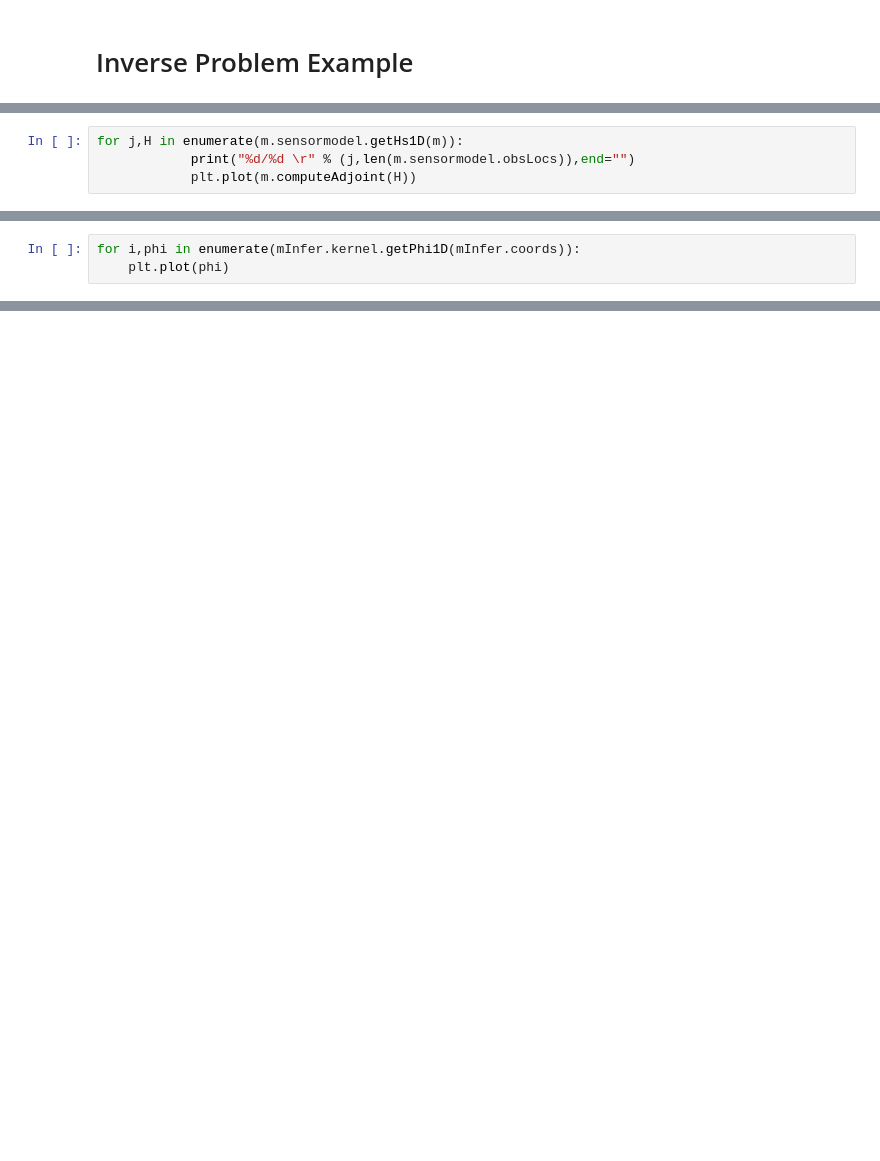
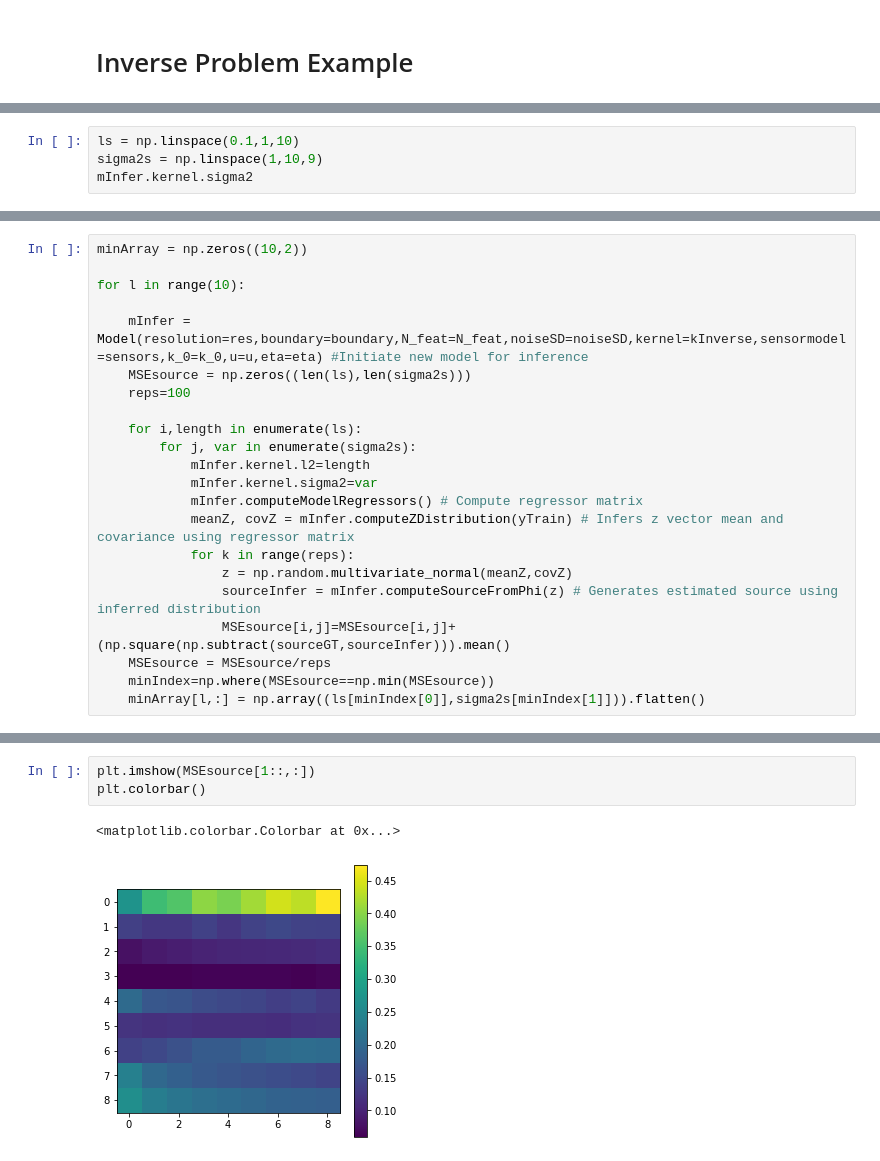
Before and after one commit to SheffieldML/advectionGP, a Jupyter notebook: jupyter/DemoSecondOrderODE.ipynb, the cells around one changed output, grey strips where cells are left out. Saved outputs shown, nothing was run; the diff lists cells and outputs as text; blank space fills up the shorter version.

```diff
--- a/jupyter/DemoSecondOrderODE.ipynb
+++ b/jupyter/DemoSecondOrderODE.ipynb
@@ -160,4 +111,0 @@ plt.plot(xtest,concTrain,'r--')
-# %%
-for j,H in enumerate(m.sensormodel.getHs1D(m)):
-            print("%d/%d \r" % (j,len(m.sensormodel.obsLocs)),end="")
-            plt.plot(m.computeAdjoint(H))
@@ -183,3 +111,0 @@ for j,H in enumerate(m.sensormodel.getHs1D(m)):
-# %%
-for i,phi in enumerate(mInfer.kernel.getPhi1D(mInfer.coords)):
-    plt.plot(phi)
@@ -192,0 +165,4 @@ plt.plot(meanZ)
+# %%
+ls = np.linspace(0.1,1,10)
+sigma2s = np.linspace(1,10,9)
+mInfer.kernel.sigma2
@@ -192,0 +171,22 @@ plt.plot(meanZ)
+# %%
+minArray = np.zeros((10,2))
+
+for l in range(10):
+
+    mInfer = Model(resolution=res,boundary=boundary,N_feat=N_feat,noiseSD=noiseSD,kernel=kInverse,sensormodel=sensors,k_0=k_0,u=u,eta=eta) #Initiate new model for inference
+    MSEsource = np.zeros((len(ls),len(sigma2s)))
+    reps=100
+
+    for i,length in enumerate(ls):
+        for j, var in enumerate(sigma2s):
+            mInfer.kernel.l2=length
+            mInfer.kernel.sigma2=var
+            mInfer.computeModelRegressors() # Compute regressor matrix
+            meanZ, covZ = mInfer.computeZDistribution(yTrain) # Infers z vector mean and covariance using regressor matrix
+            for k in range(reps):
+                z = np.random.multivariate_normal(meanZ,covZ)
+                sourceInfer = mInfer.computeSourceFromPhi(z) # Generates estimated source using inferred distribution
+                MSEsource[i,j]=MSEsource[i,j]+(np.square(np.subtract(sourceGT,sourceInfer))).mean()
+    MSEsource = MSEsource/reps
+    minIndex=np.where(MSEsource==np.min(MSEsource))
+    minArray[l,:] = np.array((ls[minIndex[0]],sigma2s[minIndex[1]])).flatten()
@@ -192,0 +211,6 @@ plt.plot(meanZ)
+# %%
+plt.imshow(MSEsource[1::,:])
+plt.colorbar()
+# %% [output]
+<matplotlib.colorbar.Colorbar at 0x...>
+[figure, added]
```
Also changed, not shown: parts of 45 cells of this notebook, 22 other files.
